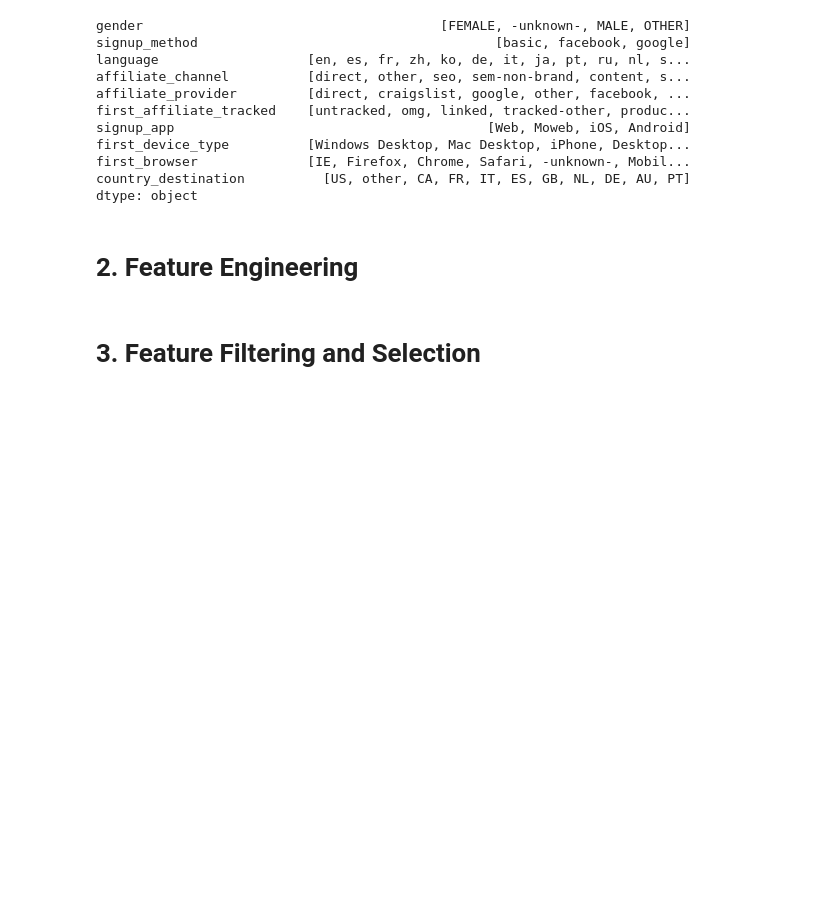
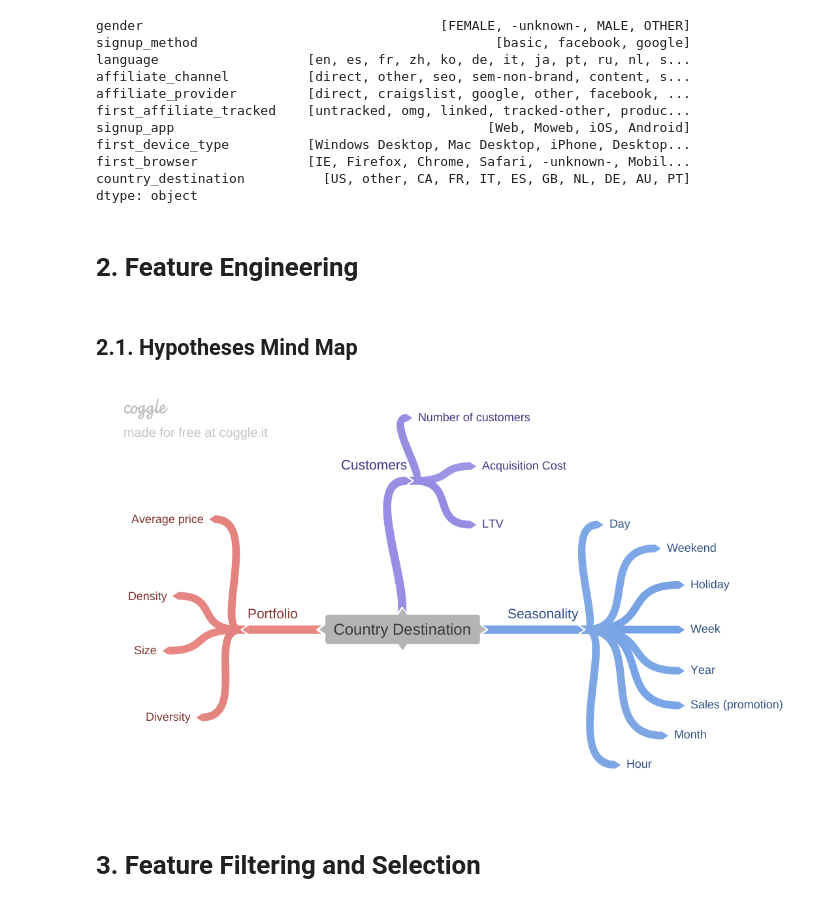
Before and after one commit to lucasquemelli/airbnb, a Jupyter notebook: airbnb.ipynb, the cells around one changed output. Saved outputs shown, nothing was run; the diff lists cells and outputs as text; code cells hidden in the pictures; blank space fills up the shorter version.

Commit message:
Finished mind map

```diff
--- a/airbnb.ipynb
+++ b/airbnb.ipynb
@@ -455,6 +445,12 @@ dtype: object
 # 2. Feature Engineering
 # %%
 df2 = df1.copy()
+# %% [markdown]
+## 2.1. Hypotheses Mind Map
+# %%
+Image("images/AirbnbMindMap.png")
+# %% [output]
+[figure, added]
 # %% [markdown]
 # 3. Feature Filtering and Selection
 # %% [markdown]
```
Also changed, not shown: parts of 2 cells of this notebook.
